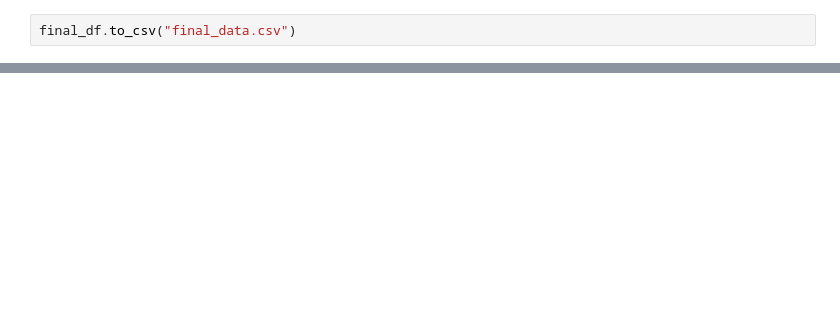
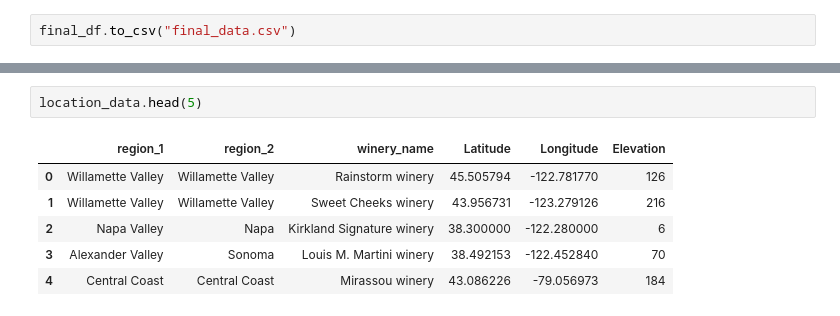
Before and after one commit to miatsivitse/Project-4, a Jupyter notebook: Weather_data_Extraction_API.ipynb, the cells around one changed output, grey strips where cells are left out. Drawn from its saved outputs; the diff is of its cells as text; blank space fills up the shorter version.

```diff
--- a/Weather_data_Extraction_API.ipynb
+++ b/Weather_data_Extraction_API.ipynb
@@ -142,0 +185,9 @@ final_df.to_csv("final_data.csv")
+# %%
+location_data.head(5)
+# %% [output]
+|  | region_1 | region_2 | winery_name | Latitude | Longitude | Elevation |
+| 0 | Willamette Valley | Willamette Valley | Rainstorm winery | 45.505794 | -122.781770 | 126 |
+| 1 | Willamette Valley | Willamette Valley | Sweet Cheeks winery | 43.956731 | -123.279126 | 216 |
+| 2 | Napa Valley | Napa | Kirkland Signature winery | 38.300000 | -122.280000 | 6 |
+| 3 | Alexander Valley | Sonoma | Louis M. Martini winery | 38.492153 | -122.452840 | 70 |
+| 4 | Central Coast | Central Coast | Mirassou winery | 43.086226 | -79.056973 | 184 |
```
Also changed, not shown: parts of 9 cells of this notebook, 5 other files.
